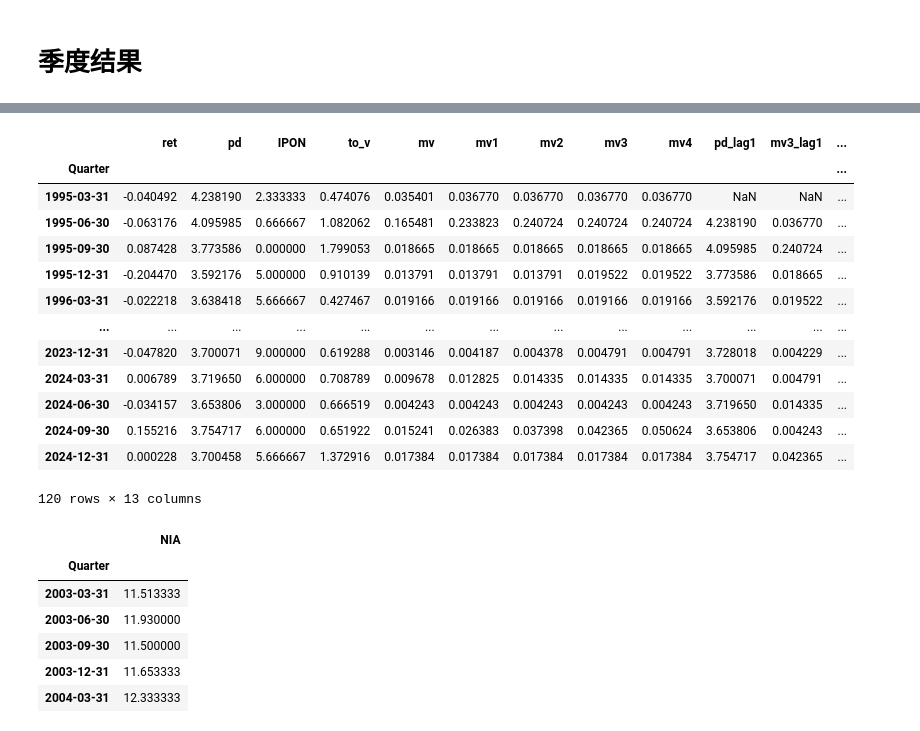
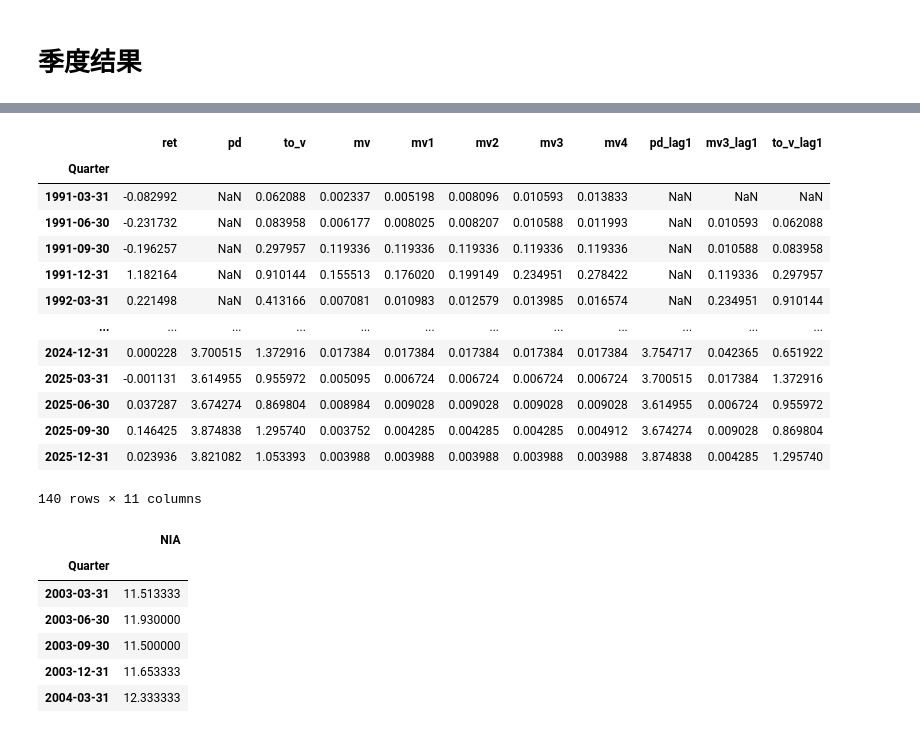
Before and after one commit to chenghang1989/Asset-Pricing-Homework, a Jupyter notebook: Homework1.ipynb, the cells around one changed output, grey strips where cells are left out. Drawn from its saved outputs; the diff is of its cells as text; code cells hidden in the pictures.

```diff
--- a/Homework1.ipynb
+++ b/Homework1.ipynb
@@ -934,7 +951,7 @@ riskfree_day
 # %% [markdown]
 - 日度市场收益率数据
 # %%
-Marketret_day_stock = pd.read_csv('Data/TRD_Cndalym2024.csv')
+Marketret_day_stock = pd.read_csv('/Volumes/BetAlpha/Asset Pricing/Data/Input/Market_Return/TRD_Cndalym2025.csv')
 Marketret_day_stock
 # %% [output]
 |  | Markettype | Trddt | Cnshrtrdtl | Cnvaltrdtl | Cdretwdeq | Cdretmdeq | Cdretwdos | Cdretmdos | Cdretwdtl | ... |
@@ -1219,7 +1232,7 @@ Reference:
 - Kyle, Albert S., 1985, Continuous auctions and insider trading, Econometrica 53, 1315–1335.
 # %%
 # Read the RDS file
-ret_day = pyreadr.read_r('Data/ret_day2024.RDS')
+ret_day = pyreadr.read_r('/Volumes/BetAlpha/Asset Pricing/Data/Output/ret_day2025.RDS')
 
 # The result is a dictionary where keys are the names of objects in the RDS file.
 # Usually, an RDS file contains one object, and you can access it with result[None].
@@ -1695,6 +1477,14 @@ strong multicollinearity or other numerical problems.
 - Yu, Jianfeng, and Yu Yuan, 2011, Investor sentiment and the mean–variance relation, Journal of Financial Economics 100, 367–381.
 - Stambaugh, Robert F., Jianfeng Yu, and Yu Yuan, 2012, The short of it: Investor sentiment and anomalies, Journal of Financial Economics 104, 288–302.
 # %%
-CICSI = pd.read_excel('Data/QX_CICSI.xlsx')
+CICSI = pd.read_excel('/Volumes/BetAlpha/Asset Pricing/Data/Input/QX_CICSI.xlsx')
+CICSI['SgnMonth'] = pd.to_datetime(
+    CICSI['SgnMonth'].astype(str) + '-01',
+    format='%Y-%m-%d',
+    errors='coerce'
+)
+CICSI = CICSI.dropna(subset=['SgnMonth'])
+CICSI.set_index('SgnMonth', inplace=True)
+CICSI = CICSI['1995-01-01':'2025-12-31']
 CICSI
 # %% [output]
@@ -1714,4 +1504,0 @@ CICSI
-# %%
-CICSI = CICSI.iloc[2:].set_index('SgnMonth')
-CICSI.index.name = 'month'
-CICSI
@@ -2065,41 +2094,43 @@ Marketvariance_qtr_stock
 # %%
+ts_quarter = ts.merge(NIA, on='month', how='left')
+ts_quarter = ts_quarter.merge(Price_dividend_mon, on='month', how='left')
+ts_quarter = ts_quarter.merge(Marketvariance_mon_stock, on='month', how='left')
+ts_quarter = ts_quarter.merge(Turnover_mon, on='month', how='left')
+
 # 月度数据重新整理成季度
 # 季度收益率使用月度复合收益率
 # mv使用sum
 # pd使用季度里的最后一个观测值
 
-ts_q = ts_ipon.resample('QE').apply({
+ts_q = ts_quarter.resample('QE').apply({
     'ret':
     lambda x: np.prod(1 + x) - 1,
     'pd':
     lambda x: x.iloc[-1],
-    'IPON':
-    lambda x: np.mean(x),
     'to_v':
     lambda x: sum(x)
 })
 ts_q.index.name = 'Quarter'
 ts_q = ts_q.merge(Marketvariance_qtr_stock, on='Quarter', how='left')
 ts_q['pd_lag1'] = ts_q['pd'].shift(1)
 ts_q['mv3_lag1'] = ts_q['mv3'].shift(1)
-ts_q['IPON_lag1'] = ts_q['IPON'].shift(1)
 ts_q['to_v_lag1'] = ts_q['to_v'].shift(1)
 ts_q
 # %% [output]
-|  | ret | pd | IPON | to_v | mv | mv1 | mv2 | mv3 | mv4 | pd_lag1 | mv3_lag1 | ... |
-| Quarter |  |  |  |  |  |  |  |  |  |  |  | ... |
-| 1995-03-31 | -0.040492 | 4.238190 | 2.333333 | 0.474076 | 0.035401 | 0.036770 | 0.036770 | 0.036770 | 0.036770 | NaN | NaN | ... |
-| 1995-06-30 | -0.063176 | 4.095985 | 0.666667 | 1.082062 | 0.165481 | 0.233823 | 0.240724 | 0.240724 | 0.240724 | 4.238190 | 0.036770 | ... |
-| 1995-09-30 | 0.087428 | 3.773586 | 0.000000 | 1.799053 | 0.018665 | 0.018665 | 0.018665 | 0.018665 | 0.018665 | 4.095985 | 0.240724 | ... |
-| 1995-12-31 | -0.204470 | 3.592176 | 5.000000 | 0.910139 | 0.013791 | 0.013791 | 0.013791 | 0.019522 | 0.019522 | 3.773586 | 0.018665 | ... |
-| 1996-03-31 | -0.022218 | 3.638418 | 5.666667 | 0.427467 | 0.019166 | 0.019166 | 0.019166 | 0.019166 | 0.019166 | 3.592176 | 0.019522 | ... |
-| ... | ... | ... | ... | ... | ... | ... | ... | ... | ... | ... | ... | ... |
-| 2023-12-31 | -0.047820 | 3.700071 | 9.000000 | 0.619288 | 0.003146 | 0.004187 | 0.004378 | 0.004791 | 0.004791 | 3.728018 | 0.004229 | ... |
-| 2024-03-31 | 0.006789 | 3.719650 | 6.000000 | 0.708789 | 0.009678 | 0.012825 | 0.014335 | 0.014335 | 0.014335 | 3.700071 | 0.004791 | ... |
-| 2024-06-30 | -0.034157 | 3.653806 | 3.000000 | 0.666519 | 0.004243 | 0.004243 | 0.004243 | 0.004243 | 0.004243 | 3.719650 | 0.014335 | ... |
-| 2024-09-30 | 0.155216 | 3.754717 | 6.000000 | 0.651922 | 0.015241 | 0.026383 | 0.037398 | 0.042365 | 0.050624 | 3.653806 | 0.004243 | ... |
-| 2024-12-31 | 0.000228 | 3.700458 | 5.666667 | 1.372916 | 0.017384 | 0.017384 | 0.017384 | 0.017384 | 0.017384 | 3.754717 | 0.042365 | ... |
+|  | ret | pd | to_v | mv | mv1 | mv2 | mv3 | mv4 | pd_lag1 | mv3_lag1 | to_v_lag1 |
+| Quarter |  |  |  |  |  |  |  |  |  |  |  |
+| 1991-03-31 | -0.082992 | NaN | 0.062088 | 0.002337 | 0.005198 | 0.008096 | 0.010593 | 0.013833 | NaN | NaN | NaN |
+| 1991-06-30 | -0.231732 | NaN | 0.083958 | 0.006177 | 0.008025 | 0.008207 | 0.010588 | 0.011993 | NaN | 0.010593 | 0.062088 |
+| 1991-09-30 | -0.196257 | NaN | 0.297957 | 0.119336 | 0.119336 | 0.119336 | 0.119336 | 0.119336 | NaN | 0.010588 | 0.083958 |
+| 1991-12-31 | 1.182164 | NaN | 0.910144 | 0.155513 | 0.176020 | 0.199149 | 0.234951 | 0.278422 | NaN | 0.119336 | 0.297957 |
+| 1992-03-31 | 0.221498 | NaN | 0.413166 | 0.007081 | 0.010983 | 0.012579 | 0.013985 | 0.016574 | NaN | 0.234951 | 0.910144 |
+| ... | ... | ... | ... | ... | ... | ... | ... | ... | ... | ... | ... |
+| 2024-12-31 | 0.000228 | 3.700515 | 1.372916 | 0.017384 | 0.017384 | 0.017384 | 0.017384 | 0.017384 | 3.754717 | 0.042365 | 0.651922 |
+| 2025-03-31 | -0.001131 | 3.614955 | 0.955972 | 0.005095 | 0.006724 | 0.006724 | 0.006724 | 0.006724 | 3.700515 | 0.017384 | 1.372916 |
+| 2025-06-30 | 0.037287 | 3.674274 | 0.869804 | 0.008984 | 0.009028 | 0.009028 | 0.009028 | 0.009028 | 3.614955 | 0.006724 | 0.955972 |
+| 2025-09-30 | 0.146425 | 3.874838 | 1.295740 | 0.003752 | 0.004285 | 0.004285 | 0.004285 | 0.004912 | 3.674274 | 0.009028 | 0.869804 |
+| 2025-12-31 | 0.023936 | 3.821082 | 1.053393 | 0.003988 | 0.003988 | 0.003988 | 0.003988 | 0.003988 | 3.874838 | 0.004285 | 1.295740 |
-120 rows × 13 columns
+140 rows × 11 columns
 # %%
 NIA_q = NIA.resample('QE').apply({
     'NIA':
```
Also changed, not shown: parts of 84 cells of this notebook, 6 other files.
